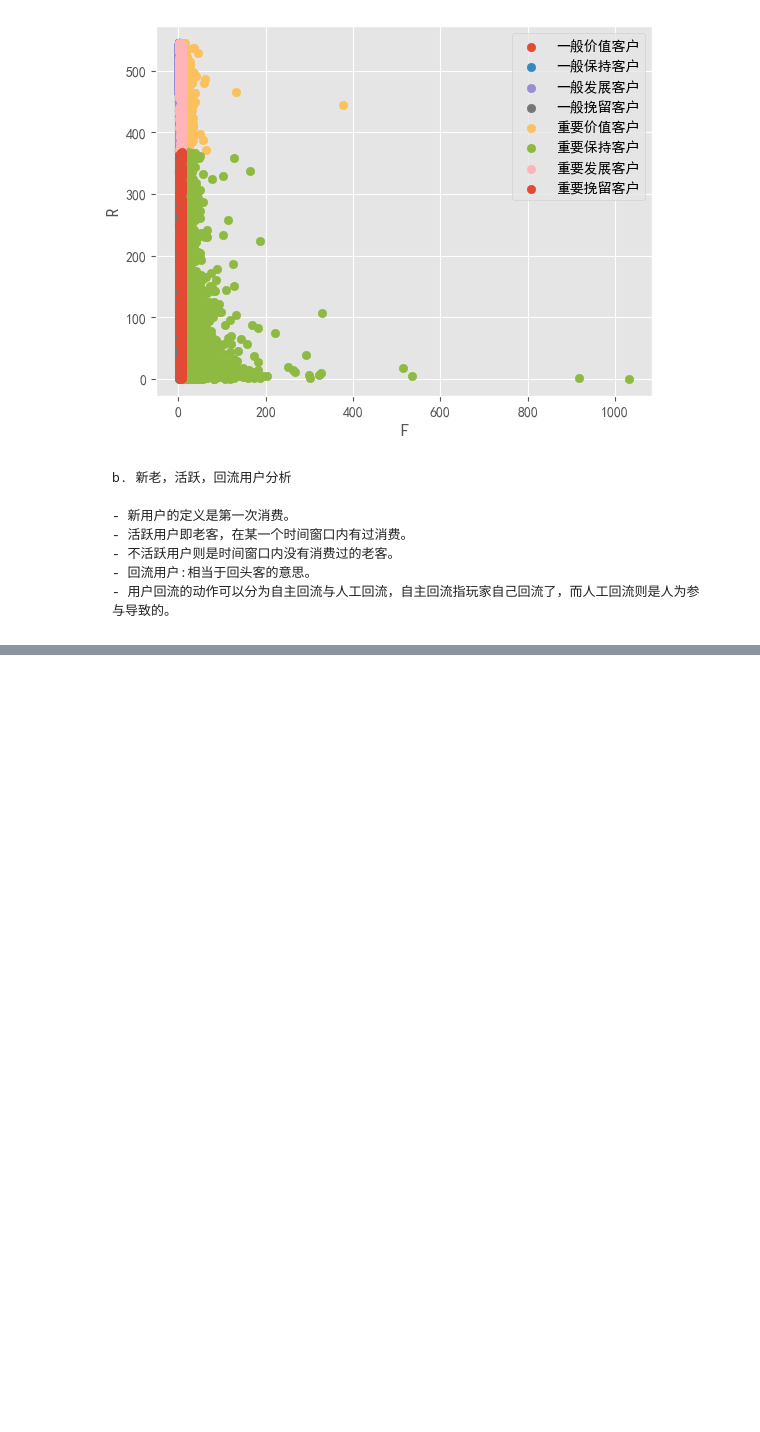
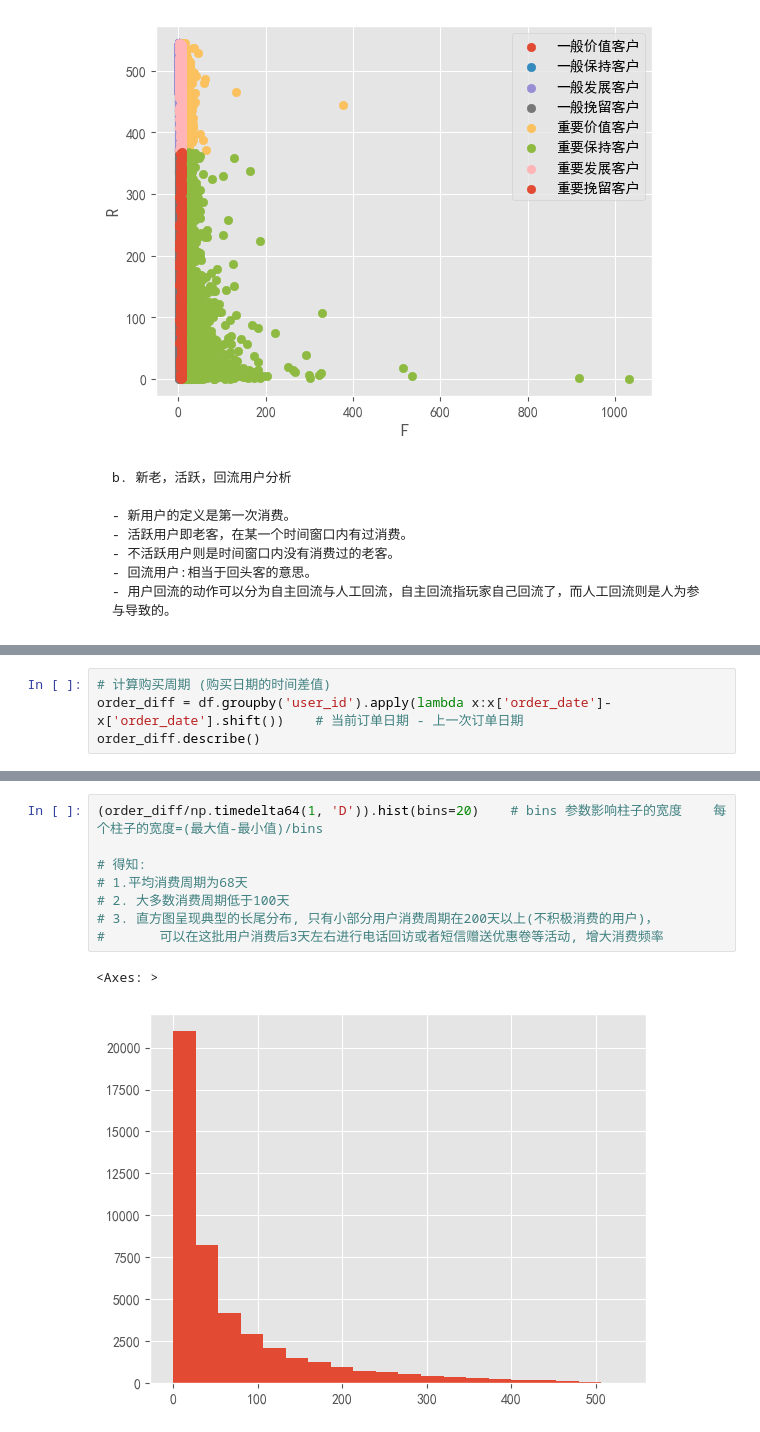
Before and after one commit to Fade-Smile/Basic-of-Data-Analyst, a Jupyter notebook: Project/3. User consumption behavior data analysis.ipynb, the cells around one changed output, grey strips where cells are left out. Saved outputs shown, nothing was run; the diff lists cells and outputs as text; blank space fills up the shorter version.

```diff
--- a/Project/3. User consumption behavior data analysis.ipynb
+++ b/Project/3. User consumption behavior data analysis.ipynb
@@ -479,0 +517,4 @@ purchase_statues_ct.T.fillna(0).plot.area()         # .T 行列转换
+# %%
+# 计算购买周期 (购买日期的时间差值)
+order_diff = df.groupby('user_id').apply(lambda x:x['order_date']-x['order_date'].shift())    # 当前订单日期 - 上一次订单日期
+order_diff.describe()
@@ -479,0 +531,11 @@ purchase_statues_ct.T.fillna(0).plot.area()         # .T 行列转换
+# %%
+(order_diff/np.timedelta64(1, 'D')).hist(bins=20)    # bins 参数影响柱子的宽度    每个柱子的宽度=(最大值-最小值)/bins
+
+# 得知:
+# 1.平均消费周期为68天
+# 2. 大多数消费周期低于100天
+# 3. 直方图呈现典型的长尾分布, 只有小部分用户消费周期在200天以上(不积极消费的用户)，
+#       可以在这批用户消费后3天左右进行电话回访或者短信赠送优惠卷等活动, 增大消费频率
+# %% [output]
+<Axes: >
+[figure, added]
```
Also changed, not shown: parts of 10 cells of this notebook.
